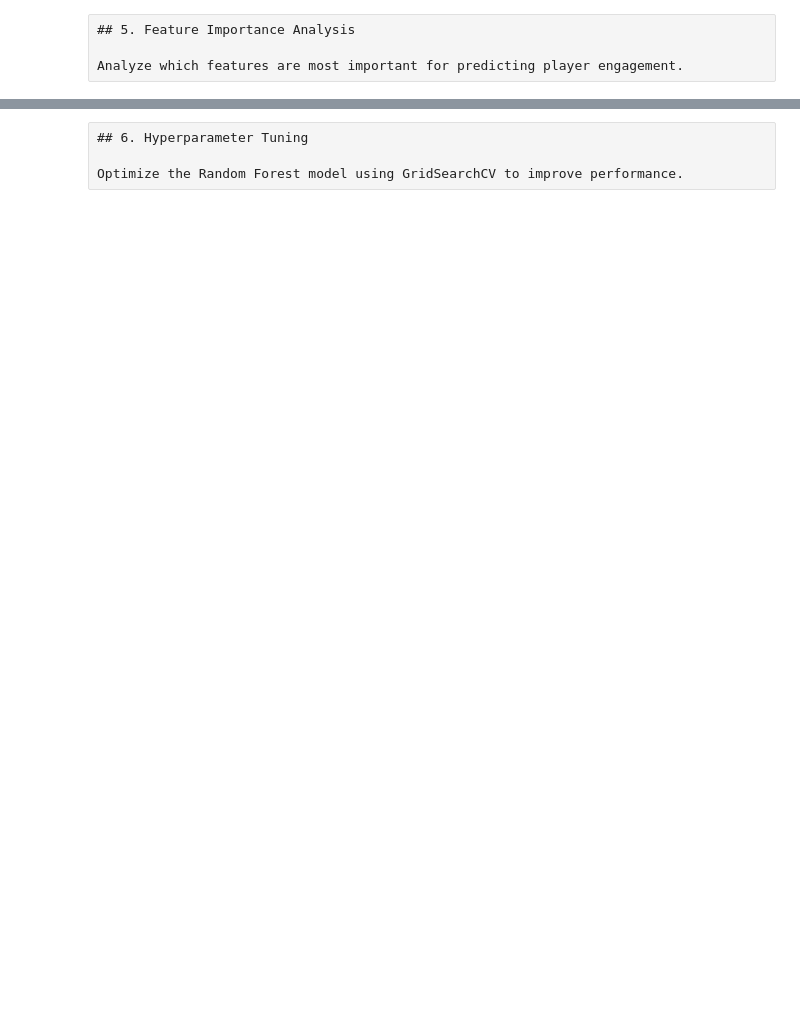
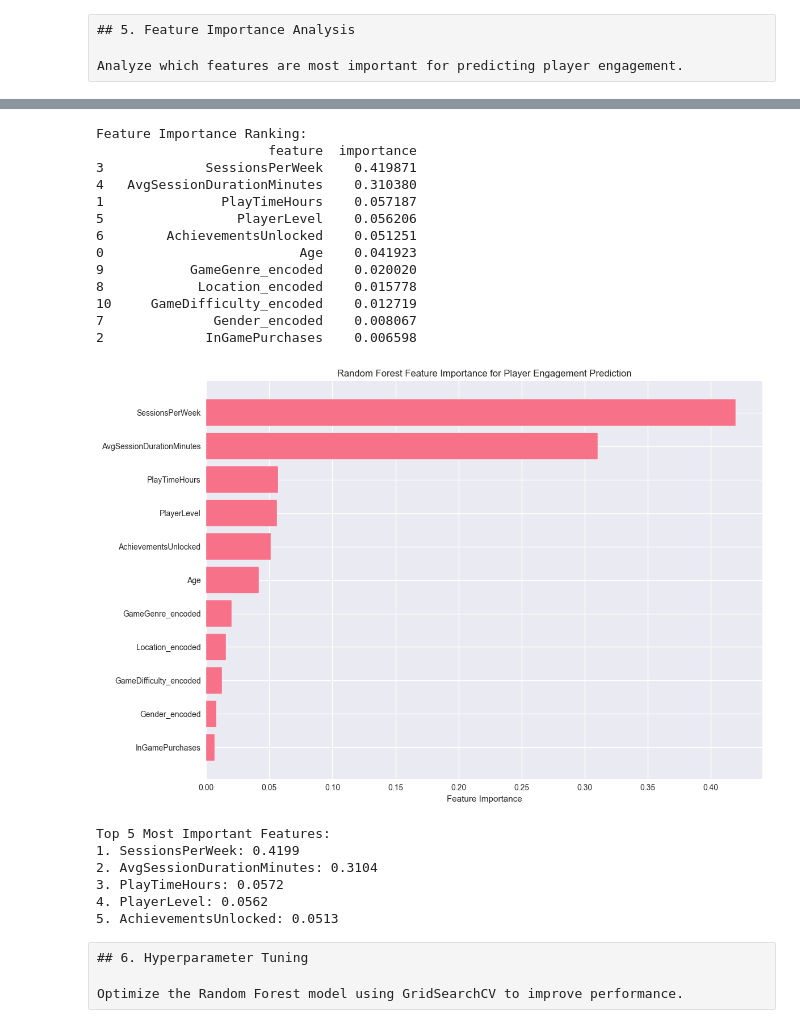
Before and after one commit to AnKoCare/DAV_Project, a Jupyter notebook: gaming_behavior_analysis.ipynb, the cells around one changed output, grey strips where cells are left out. Saved outputs shown, nothing was run; the diff lists cells and outputs as text; code cells hidden in the pictures; blank space fills up the shorter version.

```diff
--- a/gaming_behavior_analysis.ipynb
+++ b/gaming_behavior_analysis.ipynb
@@ -395,3 +525,79 @@ Top 5 Most Important Features:
+# %%
+# ========== PHÂN TÍCH ĐỘ QUAN TRỌNG CỦA CÁC FEATURES ==========
+
+# ===== TẠO BẢNG XẾP HẠNG FEATURE IMPORTANCE =====
+
+# Tạo DataFrame chứa tên feature và độ quan trọng tương ứng
+feature_importance = pd.DataFrame({
+    'feature': X.columns,                           # Tên các cột features (11 features)
+    'importance': rf_classifier.feature_importances_ # Độ quan trọng từ Random Forest
+}).sort_values('importance', ascending=False)        # Sắp xếp giảm dần theo độ quan trọng
+
+# In tiêu đề cho bảng xếp hạng
+print("Feature Importance Ranking:")
+# In toàn bộ bảng feature importance đã được sắp xếp
+print(feature_importance)
+
+# ===== VẼ BIỂU ĐỒ CỘT NGANG CHO FEATURE IMPORTANCE =====
+
+# Tạo khung vẽ với kích thước 12x8 inch (phù hợp cho biểu đồ ngang)
+plt.figure(figsize=(12, 8))
+
+# Vẽ biểu đồ cột ngang (horizontal bar chart)
+plt.barh(range(len(feature_importance)),           # Vị trí y của các cột (0,1,2,...)
+         feature_importance['importance'])          # Độ dài cột = importance value
+
+# Đặt nhãn cho trục y (tên các features)
+plt.yticks(range(len(feature_importance)),         # Vị trí của các tick
+          feature_importance['feature'])           # Tên feature tương ứng
+
+# Đặt nhãn cho trục x (độ quan trọng)
+plt.xlabel('Feature Importance')
+
+# Đặt tiêu đề cho biểu đồ
+plt.title('Random Forest Feature Importance for Player Engagement Prediction')
+
+# Đảo ngược trục y để feature quan trọng nhất ở trên cùng
+plt.gca().invert_yaxis()
+
+# Tối ưu layout để tránh bị cắt text
+plt.tight_layout()
+
+# Hiển thị biểu đồ
+plt.show()
+
+# ===== IN TOP 5 FEATURES QUAN TRỌNG NHẤT =====
+
+# In tiêu đề cho top 5
+print(f"\nTop 5 Most Important Features:")
+
+# Duyệt qua 5 features đầu tiên (quan trọng nhất)
+for i, (feature, importance) in enumerate(feature_importance.head().values, 1):
+    # enumerate() bắt đầu từ 1 để đánh số thứ tự
+    # .head() lấy 5 hàng đầu, .values lấy array numpy
+    # feature = tên feature, importance = giá trị độ quan trọng
+    print(f"{i}. {feature}: {importance:.4f}")     # In với 4 chữ số thập phân
+# %% [output]
+Feature Importance Ranking:
+                      feature  importance
+3             SessionsPerWeek    0.419871
+4   AvgSessionDurationMinutes    0.310380
+1               PlayTimeHours    0.057187
+5                 PlayerLevel    0.056206
+6        AchievementsUnlocked    0.051251
+0                         Age    0.041923
+9           GameGenre_encoded    0.020020
+8            Location_encoded    0.015778
+10     GameDifficulty_encoded    0.012719
+7              Gender_encoded    0.008067
+2             InGamePurchases    0.006598
+[figure, added]
+Top 5 Most Important Features:
+1. SessionsPerWeek: 0.4199
+2. AvgSessionDurationMinutes: 0.3104
+3. PlayTimeHours: 0.0572
+4. PlayerLevel: 0.0562
+5. AchievementsUnlocked: 0.0513
 # %% [raw]
 ## 6. Hyperparameter Tuning
 
```
Also changed, not shown: parts of 42 cells of this notebook.
